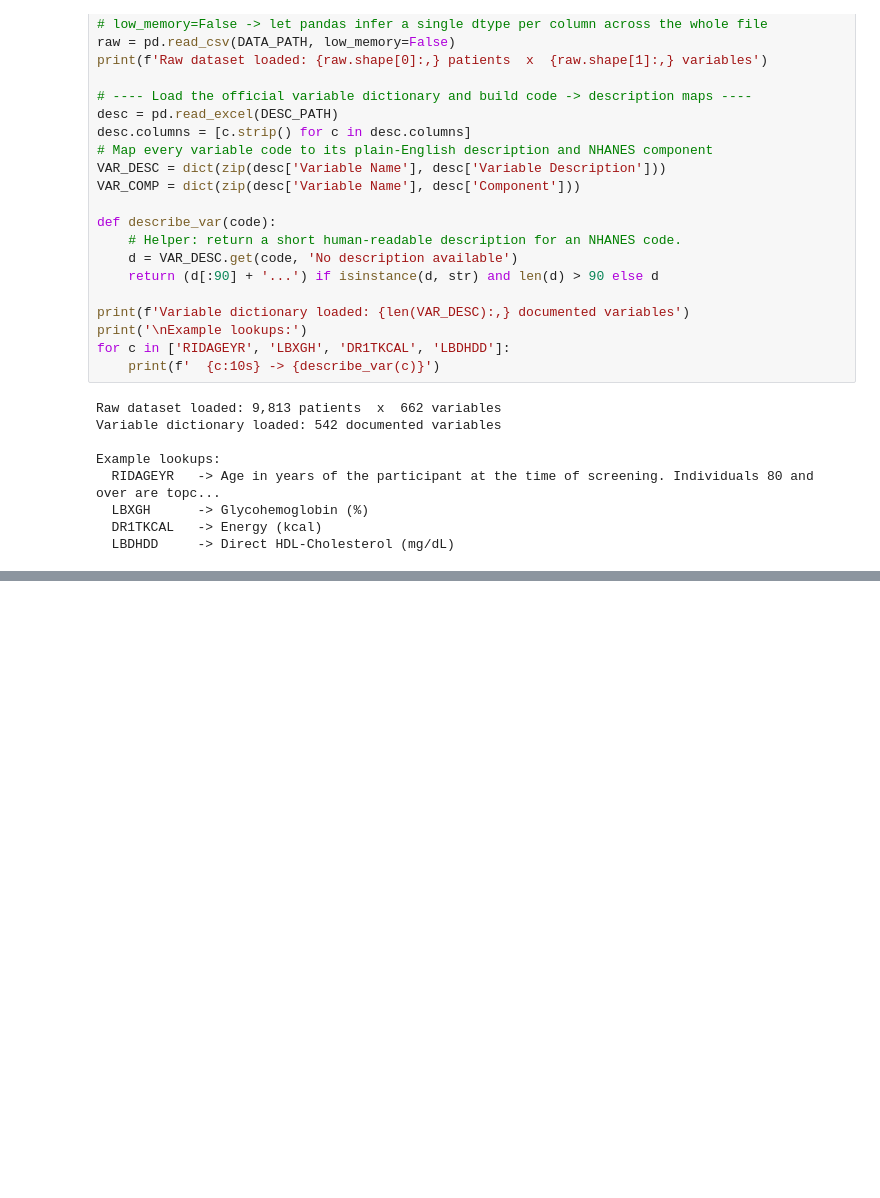
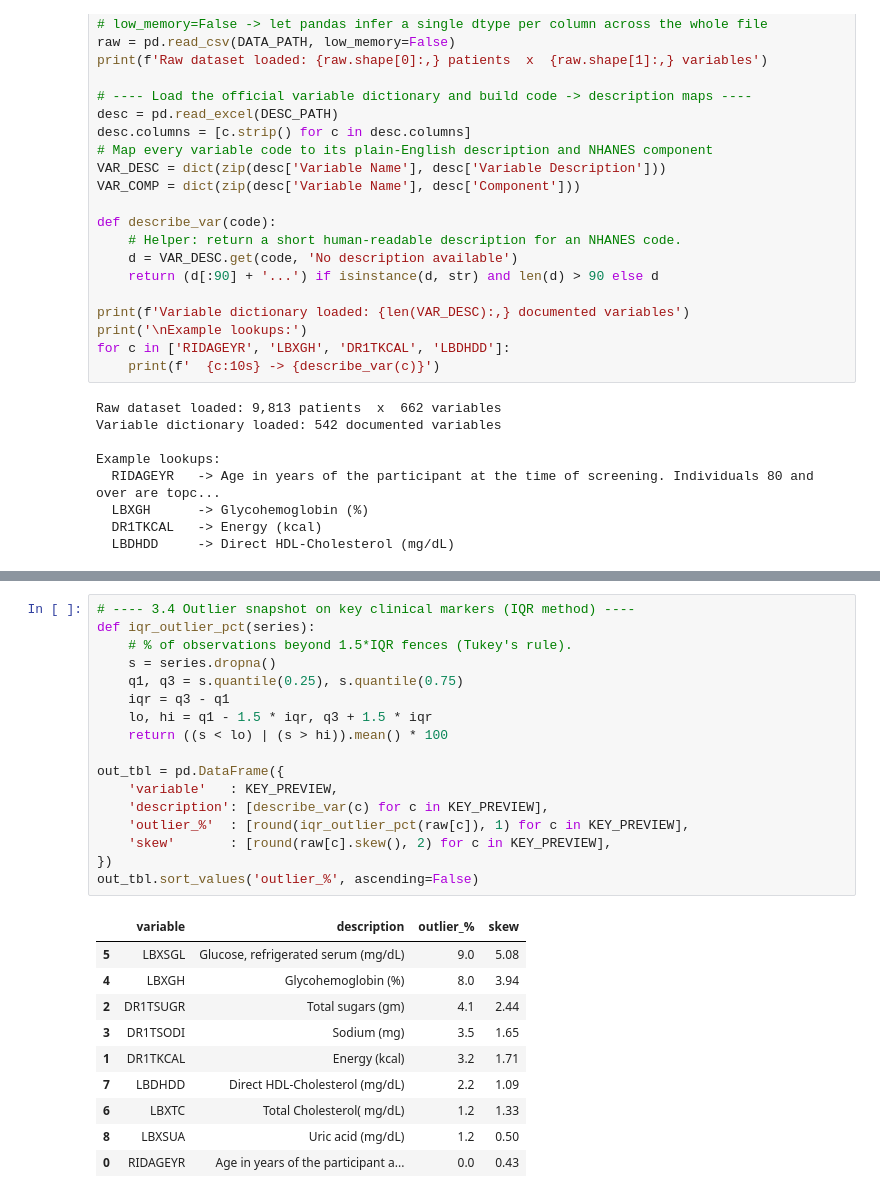
Before and after one commit to Syed-Irfan-1165/Patient-Segmentation-using-Unsupervised-Machine-Learning, a Jupyter notebook: notebooks/NHANES_Patient_Segmentation_PROGRESS.ipynb, the cells around one changed output, grey strips where cells are left out. Cells and saved outputs as stored; diff of their text form; blank space fills up the shorter version.

Commit message:
Data understanding and Analysis

```diff
--- a/notebooks/NHANES_Patient_Segmentation_PROGRESS.ipynb
+++ b/notebooks/NHANES_Patient_Segmentation_PROGRESS.ipynb
@@ -380,0 +433,28 @@ Average missingness across all columns: 51.2%
+# %%
+# ---- 3.4 Outlier snapshot on key clinical markers (IQR method) ----
+def iqr_outlier_pct(series):
+    # % of observations beyond 1.5*IQR fences (Tukey's rule).
+    s = series.dropna()
+    q1, q3 = s.quantile(0.25), s.quantile(0.75)
+    iqr = q3 - q1
+    lo, hi = q1 - 1.5 * iqr, q3 + 1.5 * iqr
+    return ((s < lo) | (s > hi)).mean() * 100
+
+out_tbl = pd.DataFrame({
+    'variable'   : KEY_PREVIEW,
+    'description': [describe_var(c) for c in KEY_PREVIEW],
+    'outlier_%'  : [round(iqr_outlier_pct(raw[c]), 1) for c in KEY_PREVIEW],
+    'skew'       : [round(raw[c].skew(), 2) for c in KEY_PREVIEW],
+})
+out_tbl.sort_values('outlier_%', ascending=False)
+# %% [output]
+|  | variable | description | outlier_% | skew |
+| 5 | LBXSGL | Glucose, refrigerated serum (mg/dL) | 9.0 | 5.08 |
+| 4 | LBXGH | Glycohemoglobin (%) | 8.0 | 3.94 |
+| 2 | DR1TSUGR | Total sugars (gm) | 4.1 | 2.44 |
+| 3 | DR1TSODI | Sodium (mg) | 3.5 | 1.65 |
+| 1 | DR1TKCAL | Energy (kcal) | 3.2 | 1.71 |
+| 7 | LBDHDD | Direct HDL-Cholesterol (mg/dL) | 2.2 | 1.09 |
+| 6 | LBXTC | Total Cholesterol( mg/dL) | 1.2 | 1.33 |
+| 8 | LBXSUA | Uric acid (mg/dL) | 1.2 | 0.50 |
+| 0 | RIDAGEYR | Age in years of the participant a... | 0.0 | 0.43 |
```
Also changed, not shown: parts of 19 cells of this notebook.
